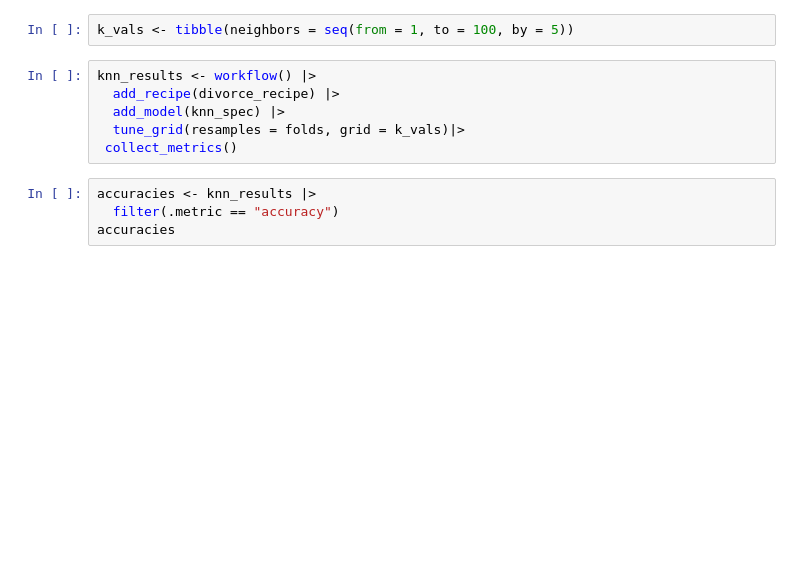
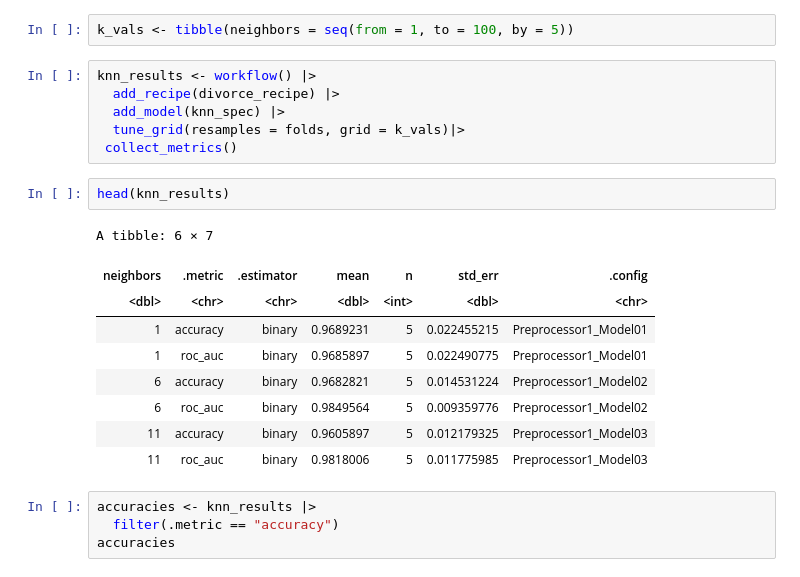
Before and after one commit to apurva-b/dsci100-project-58, a Jupyter notebook: data wrangled-with-Recipe.ipynb, the cells around one changed output. Saved outputs shown, nothing was run; the diff lists cells and outputs as text; blank space fills up the shorter version.

```diff
--- a/data wrangled-with-Recipe.ipynb
+++ b/data wrangled-with-Recipe.ipynb
@@ -204,6 +202,18 @@ knn_results <- workflow() |>
   add_model(knn_spec) |>
   tune_grid(resamples = folds, grid = k_vals)|>
  collect_metrics()
+# %%
+head(knn_results)
+# %% [output]
+A tibble: 6 × 7
+| neighbors | .metric | .estimator | mean | n | std_err | .config |
+| <dbl> | <chr> | <chr> | <dbl> | <int> | <dbl> | <chr> |
+| 1 | accuracy | binary | 0.9689231 | 5 | 0.022455215 | Preprocessor1_Model01 |
+| 1 | roc_auc | binary | 0.9685897 | 5 | 0.022490775 | Preprocessor1_Model01 |
+| 6 | accuracy | binary | 0.9682821 | 5 | 0.014531224 | Preprocessor1_Model02 |
+| 6 | roc_auc | binary | 0.9849564 | 5 | 0.009359776 | Preprocessor1_Model02 |
+| 11 | accuracy | binary | 0.9605897 | 5 | 0.012179325 | Preprocessor1_Model03 |
+| 11 | roc_auc | binary | 0.9818006 | 5 | 0.011775985 | Preprocessor1_Model03 |
 # %%
 accuracies <- knn_results |>
   filter(.metric == "accuracy")
```
Also changed, not shown: parts of 5 cells of this notebook.
